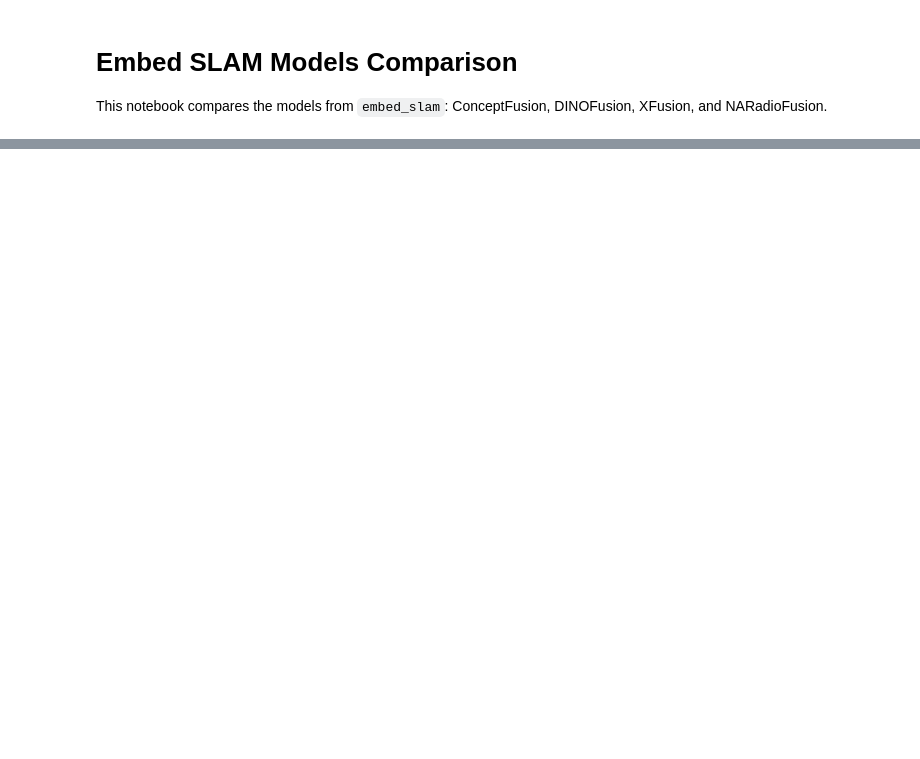
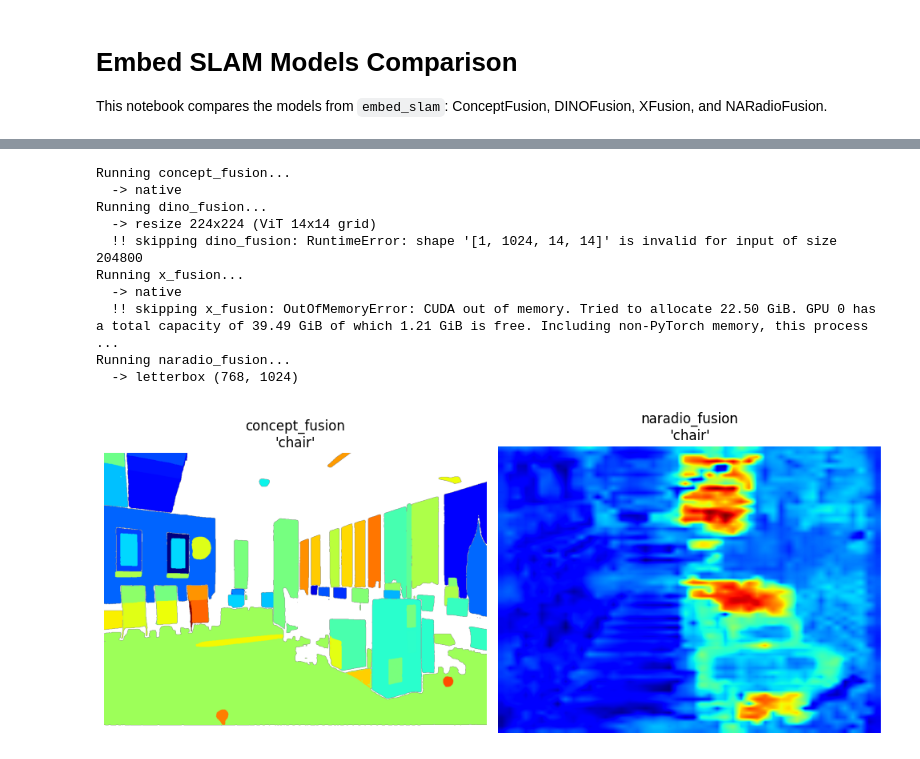
Before and after one commit to bjoernellens1/vlm_eval_framework, a Jupyter notebook: notebooks/embed_slam_comparison.ipynb, the cells around one changed output, grey strips where cells are left out. Cells and saved outputs as stored; diff of their text form; code cells hidden in the pictures; blank space fills up the shorter version.

```diff
--- a/notebooks/embed_slam_comparison.ipynb
+++ b/notebooks/embed_slam_comparison.ipynb
@@ -264,33 +301,46 @@ for name, model in models.items():
         with torch.no_grad():
             feats = ensure_bchw(model(img_in))
             txt = model.encode_text([text_query])
 
             feats = F.normalize(feats, dim=1)
             txt = F.normalize(txt, dim=1)
 
             # Ensure same dtype
             txt = txt.to(dtype=feats.dtype)
 
             sim = torch.einsum("bchw,bc->bhw", feats, txt)[0].cpu().numpy()
 
         ok.append((name, sim))
+        torch.cuda.empty_cache()
     except Exception as e:
         print(f"  !! skipping {name}: {type(e).__name__}: {e}")
 
 if not ok:
     raise RuntimeError("No models ran successfully.")
 
 fig, axes = plt.subplots(1, len(ok), figsize=(5 * len(ok), 5))
 if len(ok) == 1:
     axes = [axes]
 
 for ax, (name, sim_map) in zip(axes, ok):
     ax.imshow(sim_map, cmap="jet")
     ax.set_title(f"{name}\n'{text_query}'")
     ax.axis("off")
 
 plt.tight_layout()
 plt.show()
+# %% [output]
+Running concept_fusion...
+  -> native
+Running dino_fusion...
+  -> resize 224x224 (ViT 14x14 grid)
+  !! skipping dino_fusion: RuntimeError: shape '[1, 1024, 14, 14]' is invalid for input of size 204800
+Running x_fusion...
+  -> native
+  !! skipping x_fusion: OutOfMemoryError: CUDA out of memory. Tried to allocate 22.50 GiB. GPU 0 has a total capacity of 39.49 GiB of which 1.21 GiB is free. Including non-PyTorch memory, this process ...
+Running naradio_fusion...
+  -> letterbox (768, 1024)
+[figure, added]
 # %%
 import math
 import numpy as np
```
Also changed, not shown: parts of 6 cells of this notebook, 1 other file.
